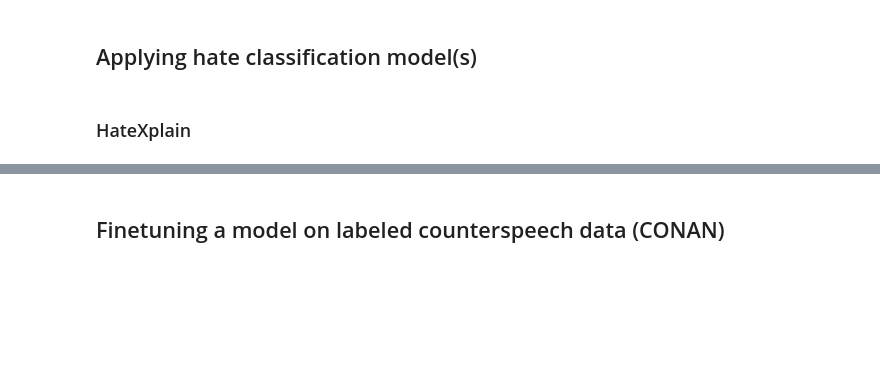
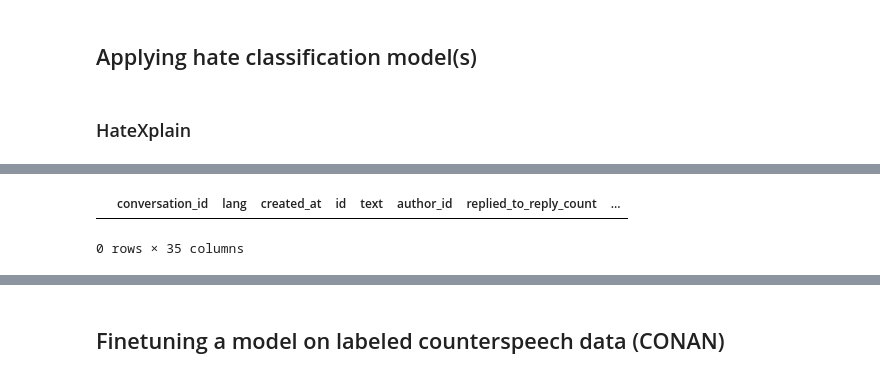
Before and after one commit to idadencker/STANDBY_IDA, a Jupyter notebook: Creating dataset of reference tweets/Scripts/Testing_counterspeech_classifiers.ipynb, the cells around one changed output, grey strips where cells are left out. Drawn from its saved outputs; the diff is of its cells as text; code cells hidden in the pictures; blank space fills up the shorter version.

```diff
--- a/Creating dataset of reference tweets/Scripts/Testing_counterspeech_classifiers.ipynb
+++ b/Creating dataset of reference tweets/Scripts/Testing_counterspeech_classifiers.ipynb
@@ -596,0 +737,5 @@ result
+# %%
+hate
+# %% [output]
+|  | conversation_id | lang | created_at | id | text | author_id | replied_to_reply_count | ... |
+0 rows × 35 columns
```
Also changed, not shown: parts of 28 cells of this notebook.
